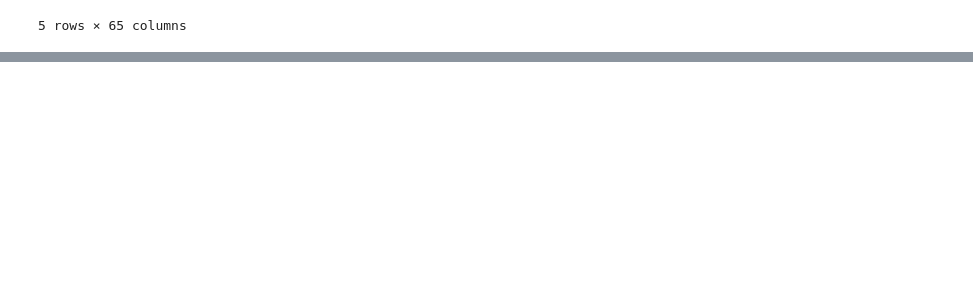
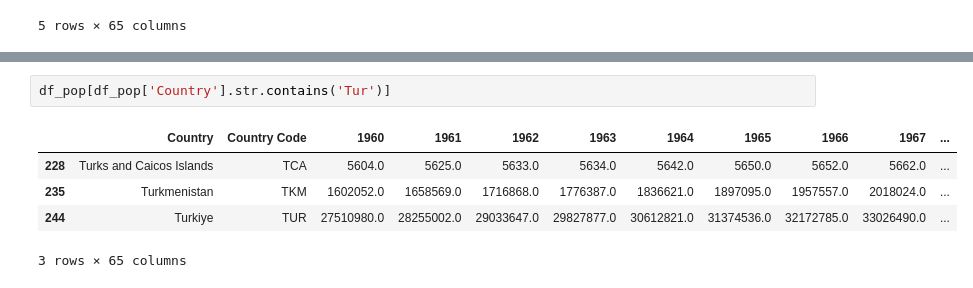
Before and after one commit to olavopoletti/Patents_by_Country, a Jupyter notebook: patents.ipynb, the cells around one changed output, grey strips where cells are left out. Drawn from its saved outputs; the diff is of its cells as text; blank space fills up the shorter version.

```diff
--- a/patents.ipynb
+++ b/patents.ipynb
@@ -66,0 +105,8 @@ NameError: name 'NaN' is not defined
+# %%
+df_pop[df_pop['Country'].str.contains('Tur')]
+# %% [output]
+|  | Country | Country Code | 1960 | 1961 | 1962 | 1963 | 1964 | 1965 | 1966 | 1967 | ... |
+| 228 | Turks and Caicos Islands | TCA | 5604.0 | 5625.0 | 5633.0 | 5634.0 | 5642.0 | 5650.0 | 5652.0 | 5662.0 | ... |
+| 235 | Turkmenistan | TKM | 1602052.0 | 1658569.0 | 1716868.0 | 1776387.0 | 1836621.0 | 1897095.0 | 1957557.0 | 2018024.0 | ... |
+| 244 | Turkiye | TUR | 27510980.0 | 28255002.0 | 29033647.0 | 29827877.0 | 30612821.0 | 31374536.0 | 32172785.0 | 33026490.0 | ... |
+3 rows × 65 columns
```
Also changed, not shown: parts of 4 cells of this notebook, 1 other file.
